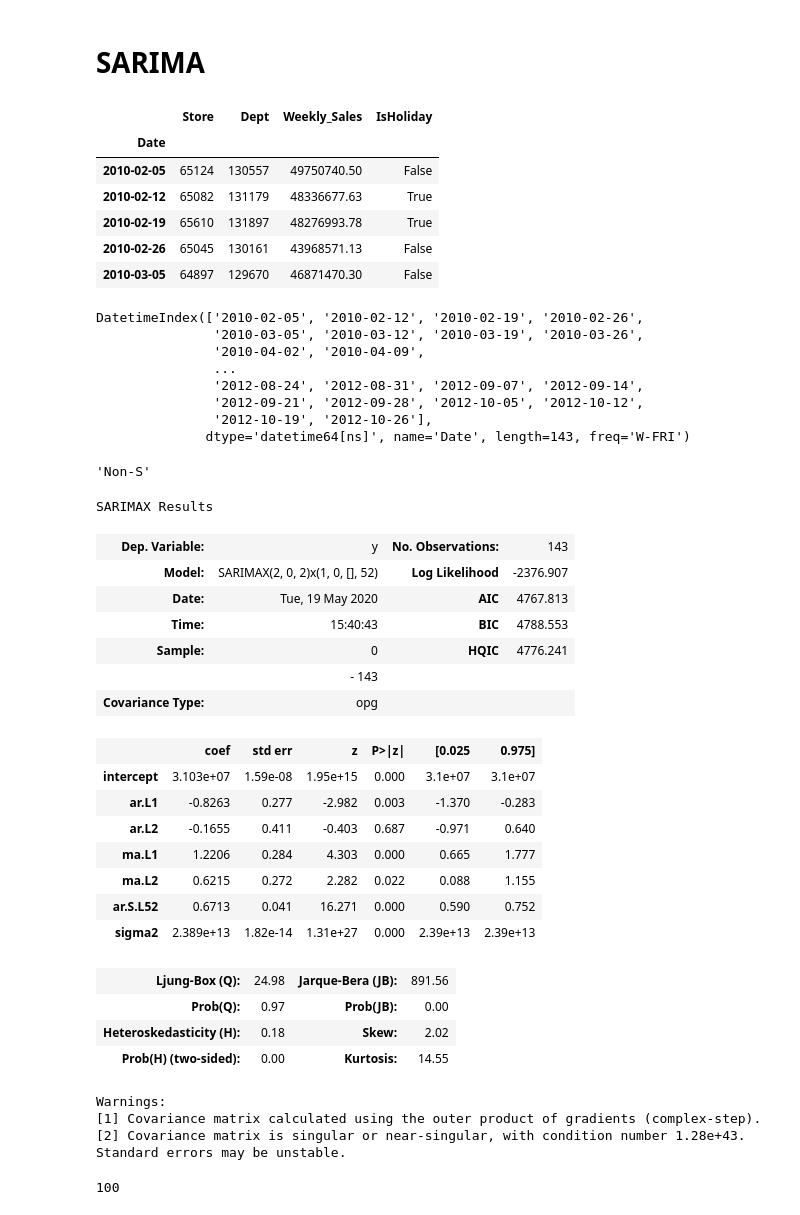
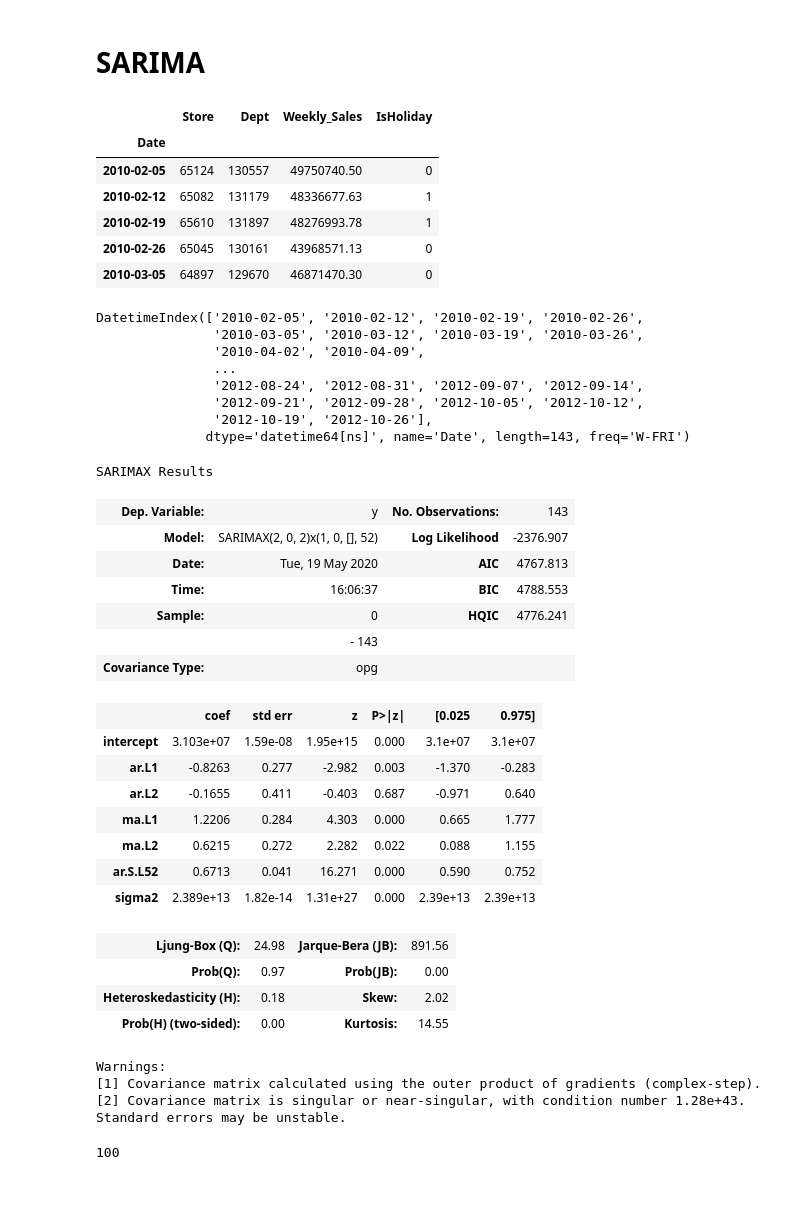
Before and after one commit to octaviaisom/Walmart-Sales-Forecast, a Jupyter notebook: main.ipynb, the cells around one changed output. Drawn from its saved outputs; the diff is of its cells as text; code cells hidden in the pictures.

```diff
--- a/main.ipynb
+++ b/main.ipynb
@@ -504,16 +504,16 @@ from statsmodels.tsa.statespace.sarimax import SARIMAX
 from statsmodels.graphics.tsaplots import plot_acf,plot_pacf # for determining (p,q) orders
 from pmdarima import auto_arima
 # %%
-byDate.IsHoliday = byDate.IsHoliday.astype('bool')
+byDate.IsHoliday = byDate.IsHoliday.astype('bool').astype('int')
 byDate.head()
 # %% [output]
 |  | Store | Dept | Weekly_Sales | IsHoliday |
 | Date |  |  |  |  |
-| 2010-02-05 | 65124 | 130557 | 49750740.50 | False |
-| 2010-02-12 | 65082 | 131179 | 48336677.63 | True |
-| 2010-02-19 | 65610 | 131897 | 48276993.78 | True |
-| 2010-02-26 | 65045 | 130161 | 43968571.13 | False |
-| 2010-03-05 | 64897 | 129670 | 46871470.30 | False |
+| 2010-02-05 | 65124 | 130557 | 49750740.50 | 0 |
+| 2010-02-12 | 65082 | 131179 | 48336677.63 | 1 |
+| 2010-02-19 | 65610 | 131897 | 48276993.78 | 1 |
+| 2010-02-26 | 65045 | 130161 | 43968571.13 | 0 |
+| 2010-03-05 | 64897 | 129670 | 46871470.30 | 0 |
 # %%
 byDate.index.freq = 'W-FRI'
 byDate.index
@@ -529,8 +529,6 @@ DatetimeIndex(['2010-02-05', '2010-02-12', '2010-02-19', '2010-02-26',
 # %%
 #confirm stationarity
 dftest = adfuller(byDate['Weekly_Sales'], maxlag=55)
-# %% [output]
-'Non-S'
 # %%
 #Run pmdarima.auto_arima to obtain recommended orders
 auto_arima(byDate['Weekly_Sales'],seasonal=True,m=52).summary()
@@ -539,7 +537,7 @@ SARIMAX Results
 | Dep. Variable: | y | No. Observations: | 143 |
 | Model: | SARIMAX(2, 0, 2)x(1, 0, [], 52) | Log Likelihood | -2376.907 |
 | Date: | Tue, 19 May 2020 | AIC | 4767.813 |
-| Time: | 15:40:43 | BIC | 4788.553 |
+| Time: | 16:06:37 | BIC | 4788.553 |
 | Sample: | 0 | HQIC | 4776.241 |
 |  | - 143 |  |  |
 | Covariance Type: | opg |  |  |
```
Also changed, not shown: parts of 8 cells of this notebook.
